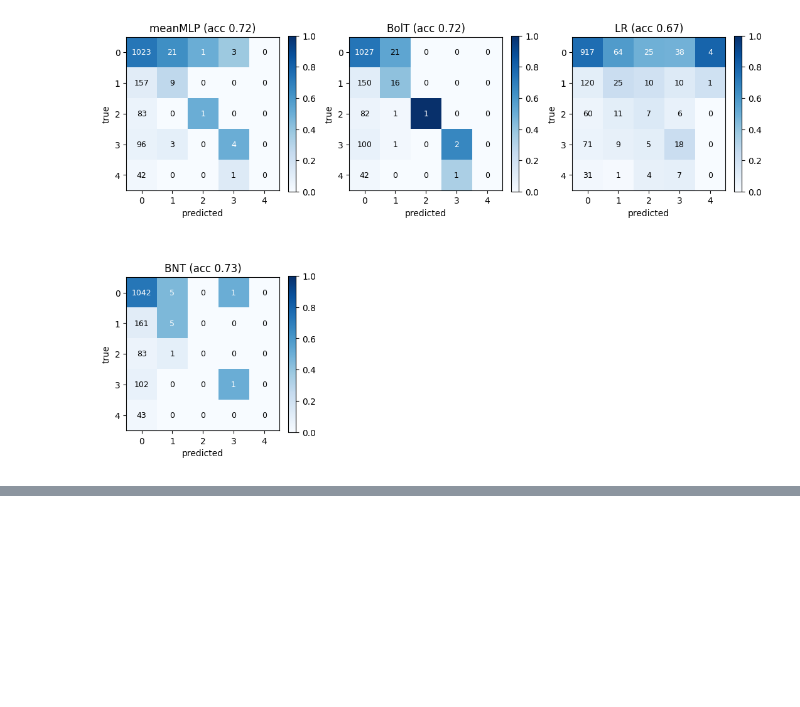
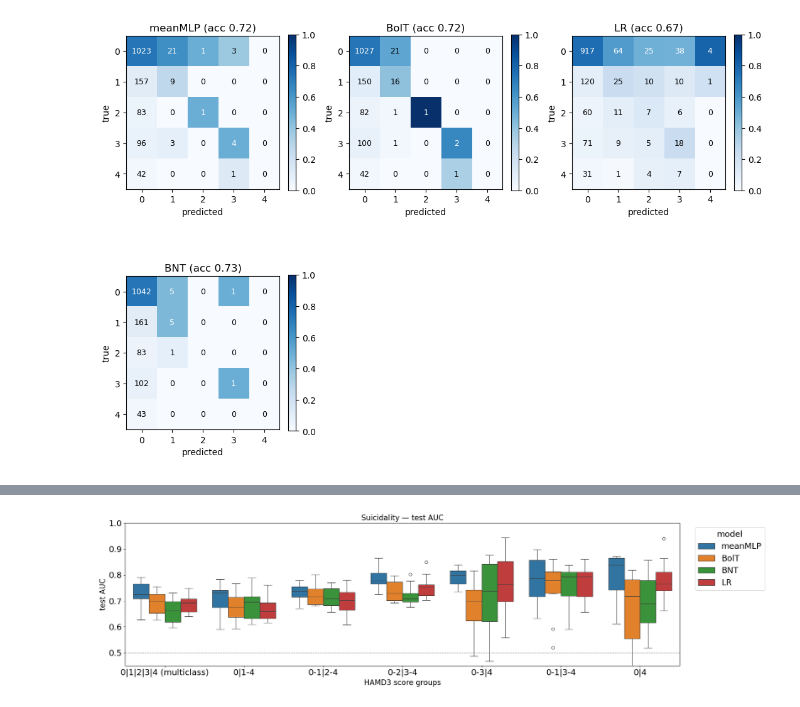
Before and after one commit to neuroneural/circRNA, a Jupyter notebook: docs/02_on_MDD_data/mdd_cvbench.ipynb, the cells around one changed output, grey strips where cells are left out. Drawn from its saved outputs; the diff is of its cells as text; code cells hidden in the pictures; blank space fills up the shorter version.

```diff
--- a/docs/02_on_MDD_data/mdd_cvbench.ipynb
+++ b/docs/02_on_MDD_data/mdd_cvbench.ipynb
@@ -619,0 +434,85 @@ B - +HC - multiclass (0-4)
+# %%
+# --- slide figures: helpers + config B (+HC) ---
+FS = dict(tick=18, label=16, title=16, cell=14)   # slide-friendly font sizes
+MC_LABEL = "0|1|2|3|4 (multiclass)"
+CM_CONTRAST = ([0, 1], [3, 4])                    # extra confusion matrix for this contrast
+
+def collect_results(base):
+    """Multiclass first, then every binary contrast, as one frame tagged by 'experiment'."""
+    root, frames = results_dir(base), []
+    mc = os.path.join(root, "multiclass", "cvbench_test.csv")
+    if os.path.exists(mc):
+        df = pd.read_csv(mc); df["experiment"] = MC_LABEL; frames.append(df)
+    for low, high in CONTRASTS:
+        csv = os.path.join(root, contrast_dirname(low, high), "cvbench_test.csv")
+        if os.path.exists(csv):
+            df = pd.read_csv(csv); df["experiment"] = contrast_label(low, high); frames.append(df)
+    return pd.concat(frames, ignore_index=True) if frames else None
+
+def plot_auc(base, title):
+    res = collect_results(base)
+    if res is None:
+        print("no results found in", results_dir(base)); return
+    present = set(res["experiment"])
+    order = ([MC_LABEL] if MC_LABEL in present else []) + \
+            [contrast_label(l, h) for l, h in CONTRASTS if contrast_label(l, h) in present]
+    plt.figure(figsize=(2.2 * len(order) + 5, 5.5))
+    ax = sns.boxplot(data=res, x="experiment", y="test_auc", hue="model", order=order)
+    ax.axhline(0.5, ls="--", c="gray", lw=1)
+    ax.set_title(f"Suicidality — test AUC", fontsize=FS["title"])
+    ax.set_xlabel("HAMD3 score groups", fontsize=FS["label"])
+    ax.set_ylabel("test AUC", fontsize=FS["label"])
+    ax.set_ylim(0.45, 1.0)
+    # ax.tick_params(axis="x", labelsize=18)
+    ax.tick_params(labelsize=FS["tick"])
+    plt.legend(title="model", fontsize=FS["tick"], title_fontsize=FS["tick"],
+               bbox_to_anchor=(1.02, 1), loc="upper left")
+    plt.tight_layout(); plt.show()
+
+def plot_best_confusion(src, title, labels=None, axis_name="HAMD3 score"):
+    """Confusion matrix (pooled across folds) of the best model by median test AUC."""
+    csv = os.path.join(src, "cvbench_test.csv")
+    if not os.path.exists(csv):
+        print("no results in", src); return
+    res = pd.read_csv(csv)
+    best = res.groupby("model")["test_auc"].median().idxmax()
+    cm_cols = {c: tuple(int(v) for v in c.removeprefix("test_cm_true").split("_pred"))
+               for c in res.columns if c.startswith("test_cm_true")}
+    n = 1 + max(i for i, _ in cm_cols.values())
+    labels = labels or [str(k) for k in range(n)]
+
+    g = res[res["model"] == best]
+    cm = np.zeros((n, n), dtype=int)
+    for col, (i, j) in cm_cols.items():
+        cm[i, j] = g[col].sum()
+    norm = cm / np.maximum(cm.sum(axis=1, keepdims=True), 1)   # row-normalised -> recall on diagonal
+    acc = np.trace(cm) / cm.sum()
+
+    fig, ax = plt.subplots(figsize=(5, 5))
+    im = ax.imshow(norm, cmap="Blues", vmin=0, vmax=1)
+    ax.set_xticks(range(n), labels, fontsize=FS["tick"])
+    ax.set_yticks(range(n), labels, fontsize=FS["tick"])
+    ax.set_xlabel(f"predicted {axis_name}", fontsize=FS["label"])
+    ax.set_ylabel(f"true {axis_name}", fontsize=FS["label"])
+    ax.set_title(f"{best} — {title} (acc {acc:.2f})", fontsize=FS["title"])
+    for i in range(n):
+        for j in range(n):
+            ax.text(j, i, f"{cm[i, j]}\n{norm[i, j]:.0%}", ha="center", va="center",
+                    fontsize=FS["cell"], color="white" if norm[i, j] > 0.6 else "black")
+    fig.colorbar(im, ax=ax, fraction=0.046, label="proportion of true class")
+    fig.tight_layout(); plt.show()
+
+def slide_figures(base, title):
+    plot_auc(base, title)
+    root = results_dir(base)
+    plot_best_confusion(os.path.join(root, "multiclass"), f"{title} multiclass")
+    low, high = CM_CONTRAST
+    plot_best_confusion(os.path.join(root, contrast_dirname(low, high)),
+                        f"{title} {contrast_label(low, high)}",
+                        labels=[f"{low[0]}-{low[-1]}", f"{high[0]}-{high[-1]}"],
+                        axis_name="HAMD3 group")
+
+# config B: patients + healthy controls scored 0
+slide_figures("data/suicidality_withHC", "")
+# %% [output]
+[figure, added]
```
Also changed, not shown: parts of 15 cells of this notebook.
